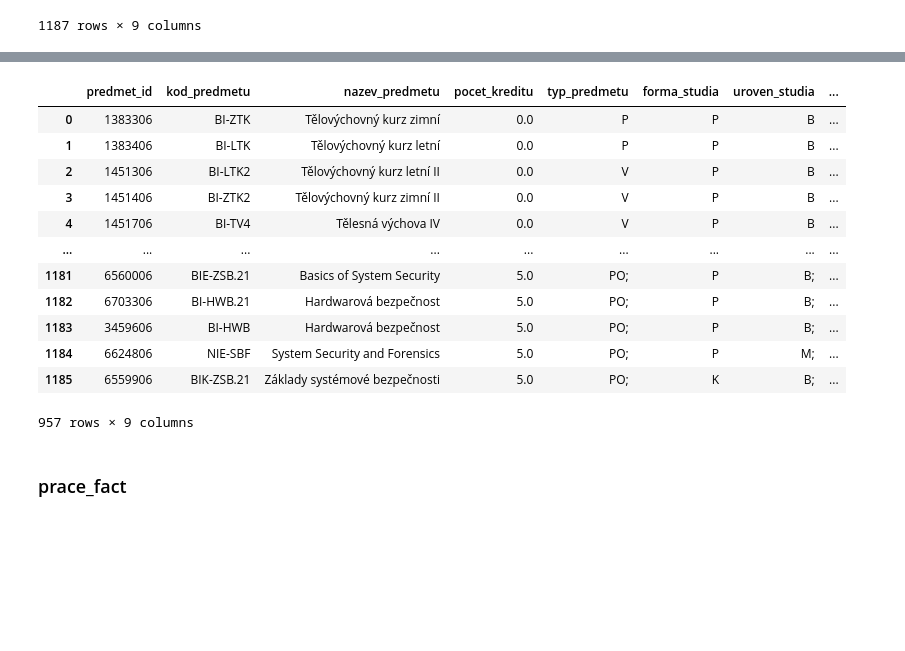
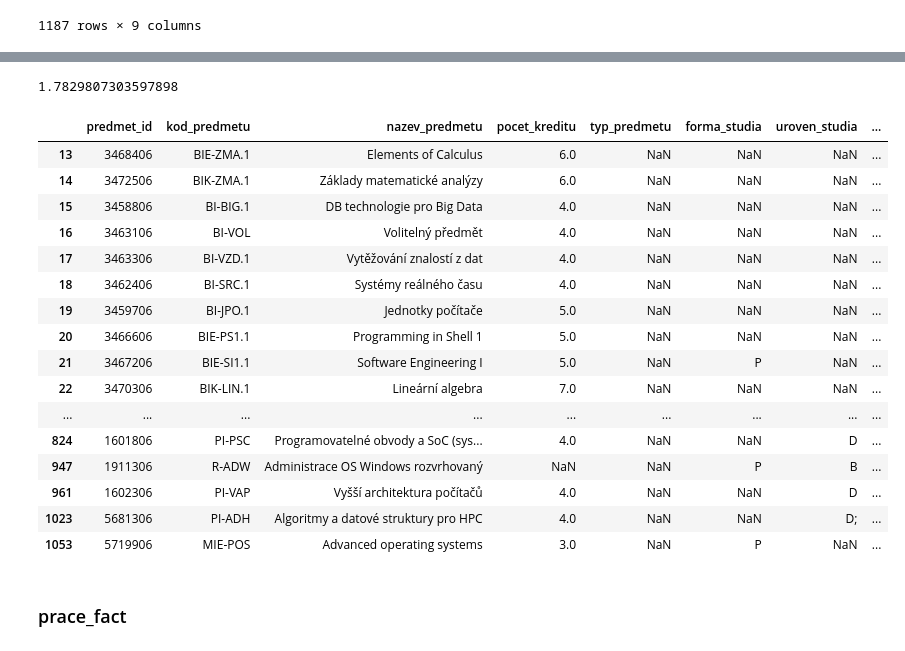
Before and after one commit to akapitanova/predikce_vykonu_studentu, a Jupyter notebook: pruzkum_dat.ipynb, the cells around one changed output, grey strips where cells are left out. Saved outputs shown, nothing was run; the diff lists cells and outputs as text; code cells hidden in the pictures; blank space fills up the shorter version.

```diff
--- a/pruzkum_dat.ipynb
+++ b/pruzkum_dat.ipynb
@@ -5,6 +5,7 @@ import pandas as pd
 
 %matplotlib inline
 pd.set_option('display.max_columns', None)
+pd.set_option('display.max_rows', 1000)
 # %% [markdown]
 # Nahrání dat
 # %%
@@ -248,4 +301,5 @@ Data columns (total 9 columns):
 dtypes: float64(1), int64(1), object(7)
 memory usage: 83.6+ KB
 # %%
-predmet_dim_n = predmet_dim.copy(deep=True)
+predmet_dim_o = predmet_dim.copy(deep=True)
+predmet_dim = predmet_dim.loc[:, :]
@@ -273,19 +502,27 @@ V;
+# %%
+rel_klasifikace_fact_mag['znamka'].mean()
+# %% [output]
+1.7829807303597898
 # %%
-predmet_dim[predmet_dim['typ_predmetu'] != 'V;']
+predmet_dim[predmet_dim['typ_predmetu'].isna()]
 # %% [output]
 |  | predmet_id | kod_predmetu | nazev_predmetu | pocet_kreditu | typ_predmetu | forma_studia | uroven_studia | ... |
-| 0 | 1383306 | BI-ZTK | Tělovýchovný kurz zimní | 0.0 | P | P | B | ... |
-| 1 | 1383406 | BI-LTK | Tělovýchovný kurz letní | 0.0 | P | P | B | ... |
-| 2 | 1451306 | BI-LTK2 | Tělovýchovný kurz letní II | 0.0 | V | P | B | ... |
-| 3 | 1451406 | BI-ZTK2 | Tělovýchovný kurz zimní II | 0.0 | V | P | B | ... |
-| 4 | 1451706 | BI-TV4 | Tělesná výchova IV | 0.0 | V | P | B | ... |
+| 13 | 3468406 | BIE-ZMA.1 | Elements of Calculus | 6.0 | NaN | NaN | NaN | ... |
+| 14 | 3472506 | BIK-ZMA.1 | Základy matematické analýzy | 6.0 | NaN | NaN | NaN | ... |
+| 15 | 3458806 | BI-BIG.1 | DB technologie pro Big Data | 4.0 | NaN | NaN | NaN | ... |
+| 16 | 3463106 | BI-VOL | Volitelný předmět | 4.0 | NaN | NaN | NaN | ... |
+| 17 | 3463306 | BI-VZD.1 | Vytěžování znalostí z dat | 4.0 | NaN | NaN | NaN | ... |
+| 18 | 3462406 | BI-SRC.1 | Systémy reálného času | 4.0 | NaN | NaN | NaN | ... |
+| 19 | 3459706 | BI-JPO.1 | Jednotky počítače | 5.0 | NaN | NaN | NaN | ... |
+| 20 | 3466606 | BIE-PS1.1 | Programming in Shell 1 | 5.0 | NaN | NaN | NaN | ... |
+| 21 | 3467206 | BIE-SI1.1 | Software Engineering I | 5.0 | NaN | P | NaN | ... |
+| 22 | 3470306 | BIK-LIN.1 | Lineární algebra | 7.0 | NaN | NaN | NaN | ... |
 | ... | ... | ... | ... | ... | ... | ... | ... | ... |
-| 1181 | 6560006 | BIE-ZSB.21 | Basics of System Security | 5.0 | PO; | P | B; | ... |
-| 1182 | 6703306 | BI-HWB.21 | Hardwarová bezpečnost | 5.0 | PO; | P | B; | ... |
-| 1183 | 3459606 | BI-HWB | Hardwarová bezpečnost | 5.0 | PO; | P | B; | ... |
-| 1184 | 6624806 | NIE-SBF | System Security and Forensics | 5.0 | PO; | P | M; | ... |
-| 1185 | 6559906 | BIK-ZSB.21 | Základy systémové bezpečnosti | 5.0 | PO; | K | B; | ... |
+| 824 | 1601806 | PI-PSC | Programovatelné obvody a SoC (sys... | 4.0 | NaN | NaN | D | ... |
+| 947 | 1911306 | R-ADW | Administrace OS Windows rozvrhovaný | NaN | NaN | P | B | ... |
+| 961 | 1602306 | PI-VAP | Vyšší architektura počítačů | 4.0 | NaN | NaN | D | ... |
+| 1023 | 5681306 | PI-ADH | Algoritmy a datové struktury pro HPC | 4.0 | NaN | NaN | D; | ... |
+| 1053 | 5719906 | MIE-POS | Advanced operating systems | 3.0 | NaN | P | NaN | ... |
-957 rows × 9 columns
 # %% [markdown]
 ### prace_fact
 # %%
```
Also changed, not shown: parts of 29 cells of this notebook, 38 other files.
